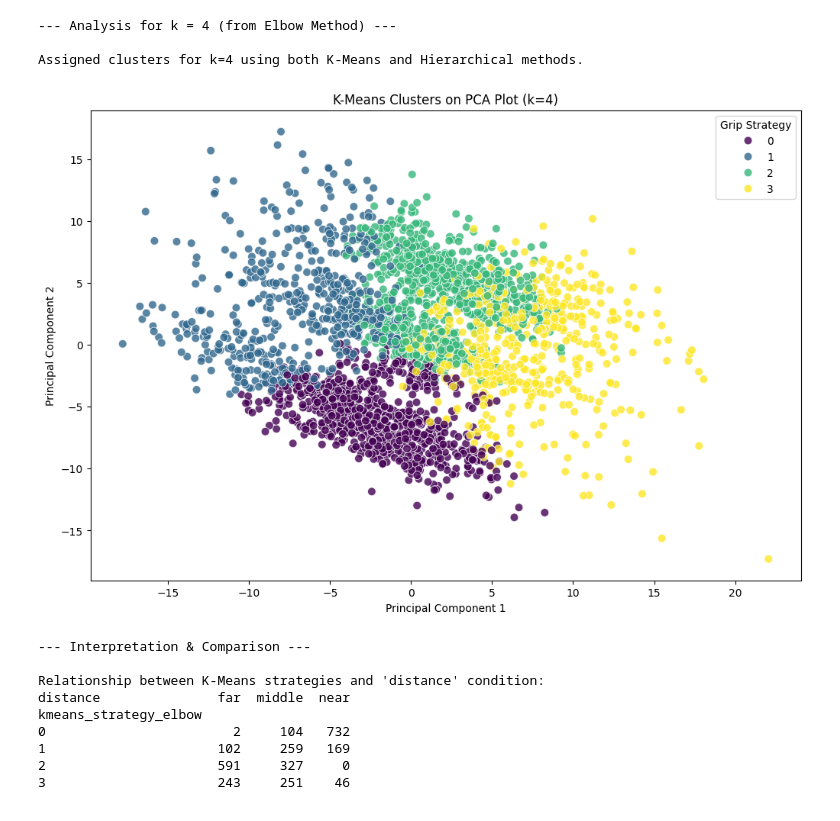
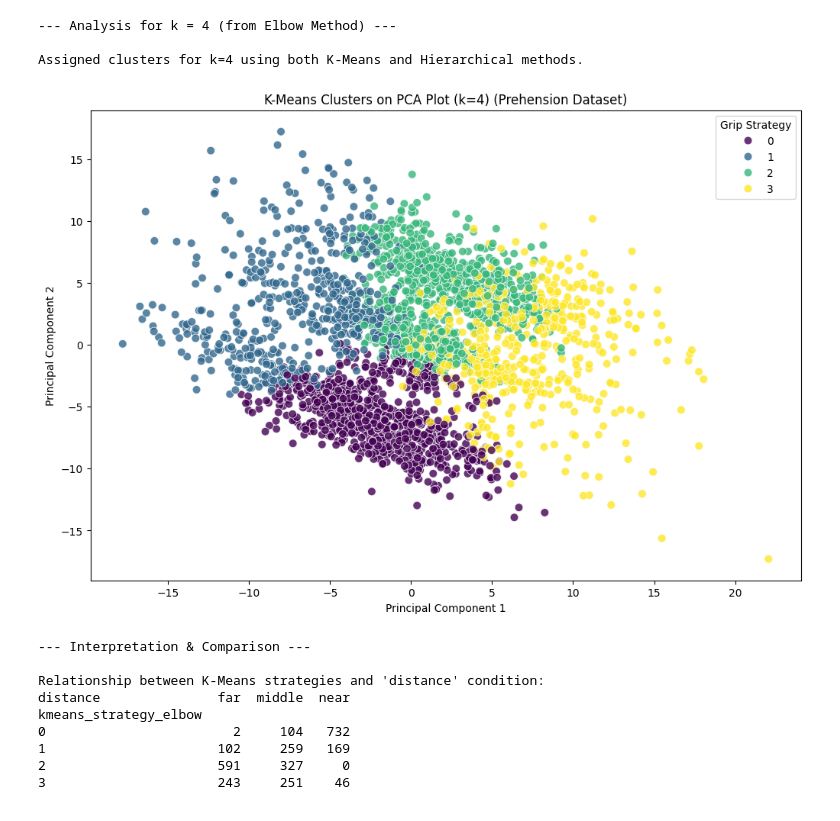
Before and after one commit to BhargavKumarNath/Classifying-Grip-Strategies-Using-Machine-Learning-, a Jupyter notebook: notebooks/02_ml_model_prehension.ipynb, the cells around one changed output. Saved outputs shown, nothing was run; the diff lists cells and outputs as text; code cells hidden in the pictures.

```diff
--- a/notebooks/02_ml_model_prehension.ipynb
+++ b/notebooks/02_ml_model_prehension.ipynb
@@ -157,17 +157,17 @@ Assigned clusters for k=4 using both K-Means and Hierarchical methods.
 # %%
 # Visualization
 pca_df_elbow = pd.DataFrame(data=X_pca[:, :2], columns=['PC1', 'PC2'])
 pca_df_elbow['grip_strategy'] = df['kmeans_strategy_elbow']
 
 plt.figure(figsize=(12, 8))
 sns.scatterplot(x='PC1', y='PC2', hue='grip_strategy', data=pca_df_elbow, palette='viridis', alpha=0.8, s=60)
-plt.title(f'K-Means Clusters on PCA Plot (k={optimal_k_elbow})')
+plt.title(f'K-Means Clusters on PCA Plot (k={optimal_k_elbow}) (Prehension Dataset)')
 plt.xlabel('Principal Component 1')
 plt.ylabel('Principal Component 2')
 plt.legend(title='Grip Strategy')
 plt.show()
 # %% [output]
-[figure, old version]
+[figure, new version]
 # %%
 # Interpretation and Comparison
 key_features_for_analysis = ['movTime', 'MVel', 'MAcc', 'MGA', 'pathLength', 'clear.logMAR']
```
Also changed, not shown: parts of 2 cells of this notebook, 46 other files.
